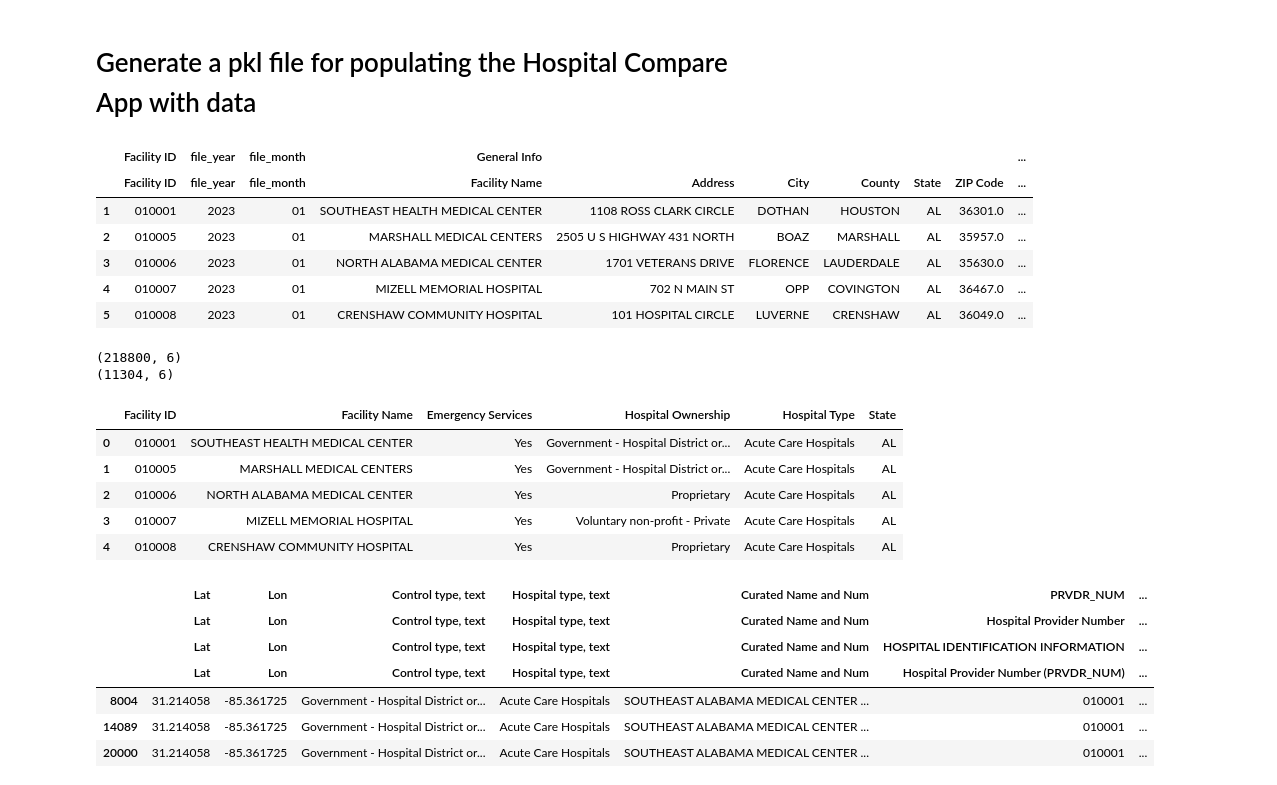
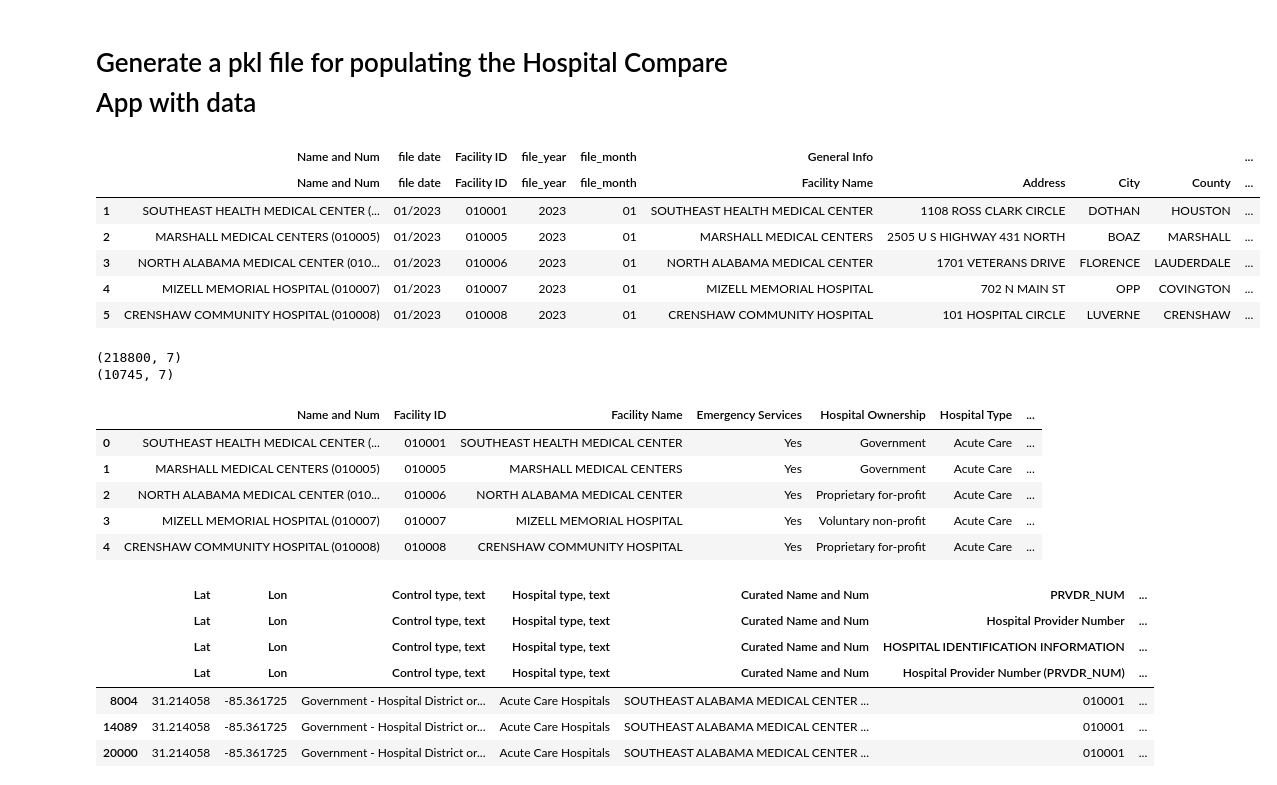
Before and after one commit to klocey/hospitals-data-archive, a Jupyter notebook: MergeFacilityFiles/GenDat4App.ipynb, the cells around one changed output. Saved outputs shown, nothing was run; the diff lists cells and outputs as text; code cells hidden in the pictures.

Commit message:
regenerated data files -KL

```diff
--- a/MergeFacilityFiles/GenDat4App.ipynb
+++ b/MergeFacilityFiles/GenDat4App.ipynb
@@ -14,18 +14,18 @@ pd.set_option('display.max_rows', None)
 
 main_dir = '~/GitHub/hospitals-data-archive/'
 # %%
-main_df = pd.read_pickle(main_dir + 'MergeFacilityFiles/dataframe_data/merged_df.pkl')
+main_df = pd.read_pickle(main_dir + 'MergeFacilityFiles/dataframe_data/all_hospitals_df.pkl.gz', compression='gzip')
 main_df.head()
 # %% [output]
-|  | Facility ID | file_year | file_month | General Info |  |  |  |  |  | ... |
-|  | Facility ID | file_year | file_month | Facility Name | Address | City | County | State | ZIP Code | ... |
-| 1 | 010001 | 2023 | 01 | SOUTHEAST HEALTH MEDICAL CENTER | 1108 ROSS CLARK CIRCLE | DOTHAN | HOUSTON | AL | 36301.0 | ... |
-| 2 | 010005 | 2023 | 01 | MARSHALL MEDICAL CENTERS | 2505 U S HIGHWAY 431 NORTH | BOAZ | MARSHALL | AL | 35957.0 | ... |
-| 3 | 010006 | 2023 | 01 | NORTH ALABAMA MEDICAL CENTER | 1701 VETERANS DRIVE | FLORENCE | LAUDERDALE | AL | 35630.0 | ... |
-| 4 | 010007 | 2023 | 01 | MIZELL MEMORIAL HOSPITAL | 702 N MAIN ST | OPP | COVINGTON | AL | 36467.0 | ... |
-| 5 | 010008 | 2023 | 01 | CRENSHAW COMMUNITY HOSPITAL | 101 HOSPITAL CIRCLE | LUVERNE | CRENSHAW | AL | 36049.0 | ... |
+|  | Name and Num | file date | Facility ID | file_year | file_month | General Info |  |  |  | ... |
+|  | Name and Num | file date | Facility ID | file_year | file_month | Facility Name | Address | City | County | ... |
+| 1 | SOUTHEAST HEALTH MEDICAL CENTER (... | 01/2023 | 010001 | 2023 | 01 | SOUTHEAST HEALTH MEDICAL CENTER | 1108 ROSS CLARK CIRCLE | DOTHAN | HOUSTON | ... |
+| 2 | MARSHALL MEDICAL CENTERS (010005) | 01/2023 | 010005 | 2023 | 01 | MARSHALL MEDICAL CENTERS | 2505 U S HIGHWAY 431 NORTH | BOAZ | MARSHALL | ... |
+| 3 | NORTH ALABAMA MEDICAL CENTER (010... | 01/2023 | 010006 | 2023 | 01 | NORTH ALABAMA MEDICAL CENTER | 1701 VETERANS DRIVE | FLORENCE | LAUDERDALE | ... |
+| 4 | MIZELL MEMORIAL HOSPITAL (010007) | 01/2023 | 010007 | 2023 | 01 | MIZELL MEMORIAL HOSPITAL | 702 N MAIN ST | OPP | COVINGTON | ... |
+| 5 | CRENSHAW COMMUNITY HOSPITAL (010008) | 01/2023 | 010008 | 2023 | 01 | CRENSHAW COMMUNITY HOSPITAL | 101 HOSPITAL CIRCLE | LUVERNE | CRENSHAW | ... |
 # %%
-ls = [('Facility ID', 'Facility ID'), ('file_year', 'file_year'), ('file_month', 'file_month'),
+ls = [('Name and Num', 'Name and Num'), ('Facility ID', 'Facility ID'), ('file_year', 'file_year'), ('file_month', 'file_month'),
       ('General Info', 'Facility Name'), ('General Info', 'Emergency Services'),
       ('General Info', 'Hospital Ownership'), ('General Info', 'Hospital Type'),
       ('General Info', 'State'),
@@ -37,7 +37,7 @@ df1 = df1.set_index(('Facility ID', 'Facility ID'))
 df1.columns = df1.columns.droplevel(0)
 df1 = df1.reset_index()
 df1.rename(columns={('Facility ID', 'Facility ID'): 'Facility ID'}, inplace=True)
-df1 = df1.filter(items=['Facility ID', 'Facility Name',
+df1 = df1.filter(items=['Name and Num', 'Facility ID', 'Facility Name',
                         'Emergency Services', 'Hospital Ownership', 'Hospital Type', 'State'
                        ], axis=1)
 
@@ -46,14 +46,14 @@ df1.drop_duplicates(inplace=True)
 print(df1.shape)
 df1.head()
 # %% [output]
-(218800, 6)
-(11304, 6)
+(218800, 7)
+(10745, 7)
-|  | Facility ID | Facility Name | Emergency Services | Hospital Ownership | Hospital Type | State |
-| 0 | 010001 | SOUTHEAST HEALTH MEDICAL CENTER | Yes | Government - Hospital District or... | Acute Care Hospitals | AL |
-| 1 | 010005 | MARSHALL MEDICAL CENTERS | Yes | Government - Hospital District or... | Acute Care Hospitals | AL |
-| 2 | 010006 | NORTH ALABAMA MEDICAL CENTER | Yes | Proprietary | Acute Care Hospitals | AL |
-| 3 | 010007 | MIZELL MEMORIAL HOSPITAL | Yes | Voluntary non-profit - Private | Acute Care Hospitals | AL |
-| 4 | 010008 | CRENSHAW COMMUNITY HOSPITAL | Yes | Proprietary | Acute Care Hospitals | AL |
+|  | Name and Num | Facility ID | Facility Name | Emergency Services | Hospital Ownership | Hospital Type | ... |
+| 0 | SOUTHEAST HEALTH MEDICAL CENTER (... | 010001 | SOUTHEAST HEALTH MEDICAL CENTER | Yes | Government | Acute Care | ... |
+| 1 | MARSHALL MEDICAL CENTERS (010005) | 010005 | MARSHALL MEDICAL CENTERS | Yes | Government | Acute Care | ... |
+| 2 | NORTH ALABAMA MEDICAL CENTER (010... | 010006 | NORTH ALABAMA MEDICAL CENTER | Yes | Proprietary for-profit | Acute Care | ... |
+| 3 | MIZELL MEMORIAL HOSPITAL (010007) | 010007 | MIZELL MEMORIAL HOSPITAL | Yes | Voluntary non-profit | Acute Care | ... |
+| 4 | CRENSHAW COMMUNITY HOSPITAL (010008) | 010008 | CRENSHAW COMMUNITY HOSPITAL | Yes | Proprietary for-profit | Acute Care | ... |
 # %%
 df = pd.read_pickle(main_dir + 'MergeFacilityFiles/dataframe_data/Files_For_App/GenDat4App_p4.pkl')
 df.head()
```
Also changed, not shown: parts of 1 cell of this notebook, 3 other files.
